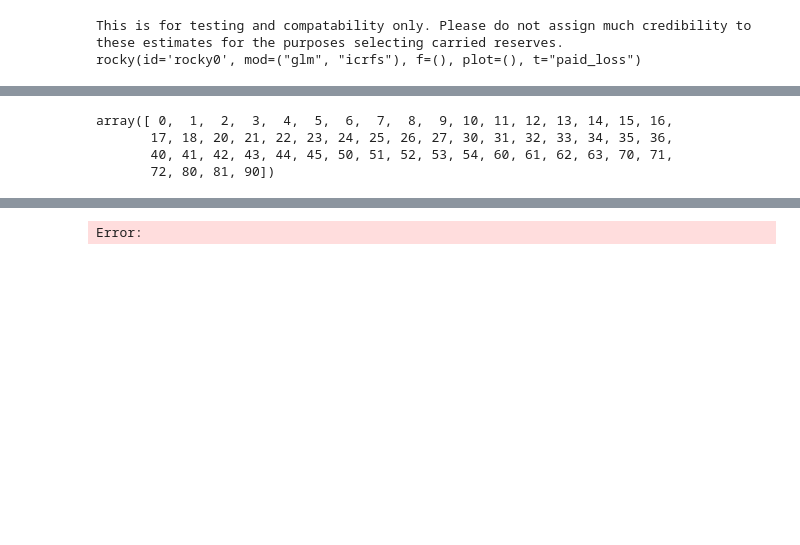
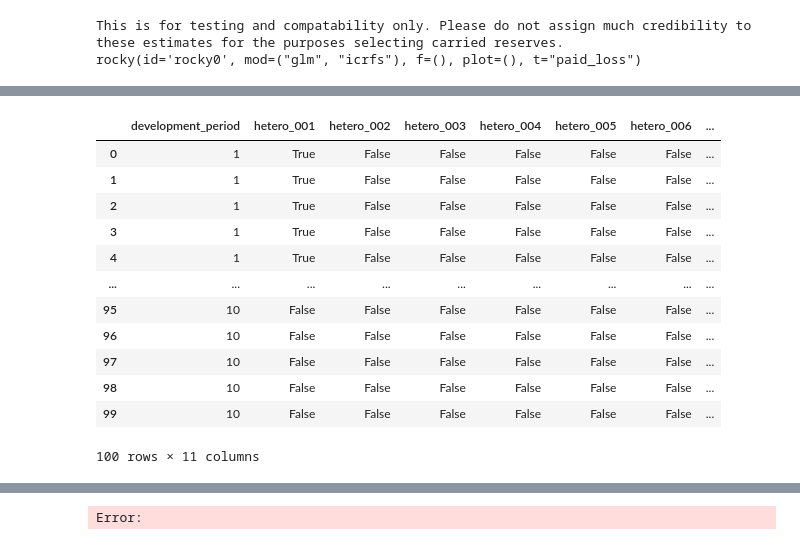
Before and after one commit to rocky-reserving/rocky, a Jupyter notebook: rocky-app/ROCKY Demo.ipynb, the cells around one changed output, grey strips where cells are left out. Saved outputs shown, nothing was run; the diff lists cells and outputs as text; code cells hidden in the pictures; blank space fills up the shorter version.

```diff
--- a/rocky-app/ROCKY Demo.ipynb
+++ b/rocky-app/ROCKY Demo.ipynb
@@ -262,7 +470,16 @@ r.paid_loss.incr_triangle.astype(float).round(0)
 # %%
-r.icrfs.train_index
+r.icrfs.hetero_gp
 # %% [output]
+|  | development_period | hetero_001 | hetero_002 | hetero_003 | hetero_004 | hetero_005 | hetero_006 | ... |
+| 0 | 1 | True | False | False | False | False | False | ... |
+| 1 | 1 | True | False | False | False | False | False | ... |
+| 2 | 1 | True | False | False | False | False | False | ... |
+| 3 | 1 | True | False | False | False | False | False | ... |
+| 4 | 1 | True | False | False | False | False | False | ... |
+| ... | ... | ... | ... | ... | ... | ... | ... | ... |
+| 95 | 10 | False | False | False | False | False | False | ... |
+| 96 | 10 | False | False | False | False | False | False | ... |
+| 97 | 10 | False | False | False | False | False | False | ... |
+| 98 | 10 | False | False | False | False | False | False | ... |
+| 99 | 10 | False | False | False | False | False | False | ... |
-array([ 0,  1,  2,  3,  4,  5,  6,  7,  8,  9, 10, 11, 12, 13, 14, 15, 16,
-       17, 18, 20, 21, 22, 23, 24, 25, 26, 27, 30, 31, 32, 33, 34, 35, 36,
-       40, 41, 42, 43, 44, 45, 50, 51, 52, 53, 54, 60, 61, 62, 63, 70, 71,
-       72, 80, 81, 90])
+100 rows × 11 columns
```
Also changed, not shown: parts of 34 cells of this notebook, 5 other files.
